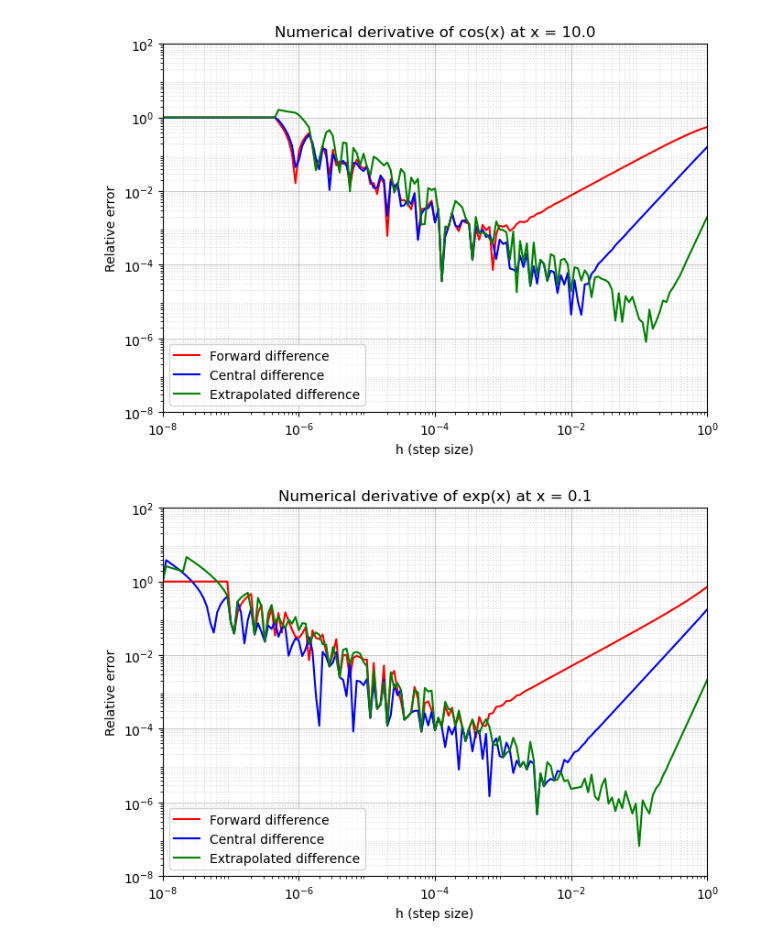
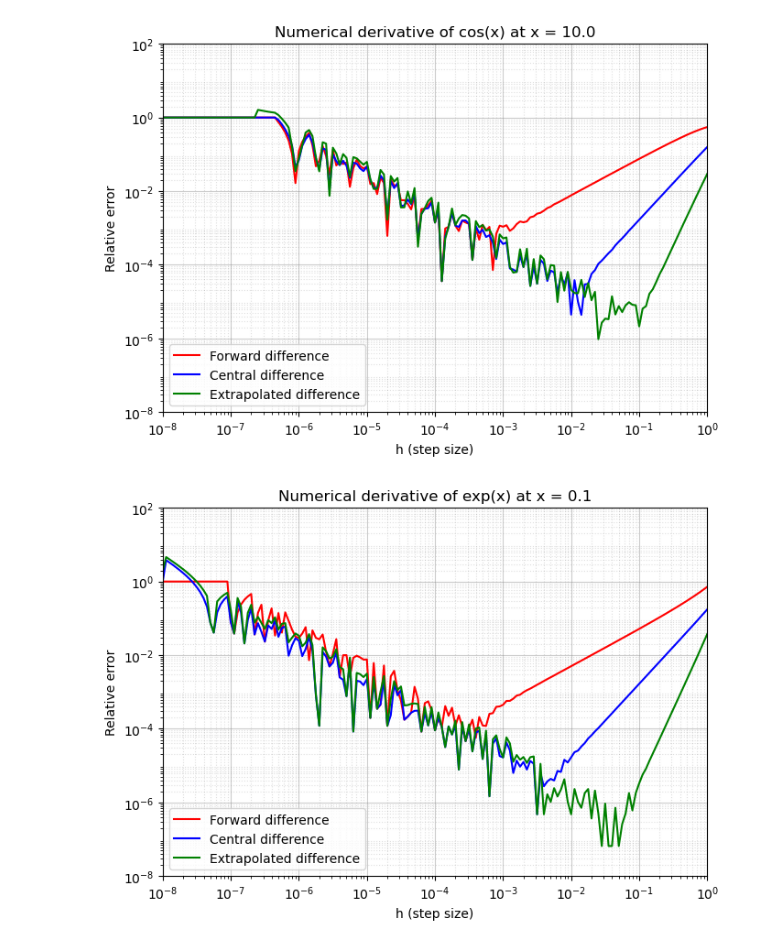
Before and after one commit to Nichae-A/Computation-Physics-HW, a Jupyter notebook: HW1-Q1.ipynb, the cells around one changed output. Cells and saved outputs as stored; diff of their text form; code cells hidden in the pictures.

```diff
--- a/HW1-Q1.ipynb
+++ b/HW1-Q1.ipynb
@@ -44,8 +44,8 @@ def diff_central(func, x, h):
 def diff_extrapolated(func, x, h):
     h = np.float32(h)
     est_full = diff_central(func, x, h)
-    est_half = diff_central(func, x, np.float32(h / np.float32(2.0)))
-    combined = (np.float32(4.0) * est_half - est_full) / np.float32(3.0)
+    est_double = diff_central(func, x, np.float32(np.float32(2.0)*h))
+    combined = ((np.float32(4.0) * est_full) - est_double) / np.float32(3.0)
     return combined
 
 
@@ -91,6 +91,7 @@ def study_case(func, true_deriv_func, label, x, save_file):
     ax.set_ylim(1e-8, 100.0)
 
     #Tick marks
+    ax.xaxis.set_major_locator(ticker.LogLocator(base=10.0, numticks=10))
     ax.xaxis.set_minor_locator(ticker.LogLocator(base=10.0, subs=np.arange(2, 10) * 0.1, numticks=100))
     ax.yaxis.set_minor_locator(ticker.LogLocator(base=10.0, subs=np.arange(2, 10) * 0.1, numticks=100))
 
@@ -121,2 +122,2 @@ study_case(fn_exp, true_deriv_exp, "exp(x)", 10.0, "exp_x10.png")
-[figure, old version]
+[figure, new version]
-[figure, old version]
+[figure, new version]
```
Also changed, not shown: parts of 1 cell of this notebook, 4 other files.
